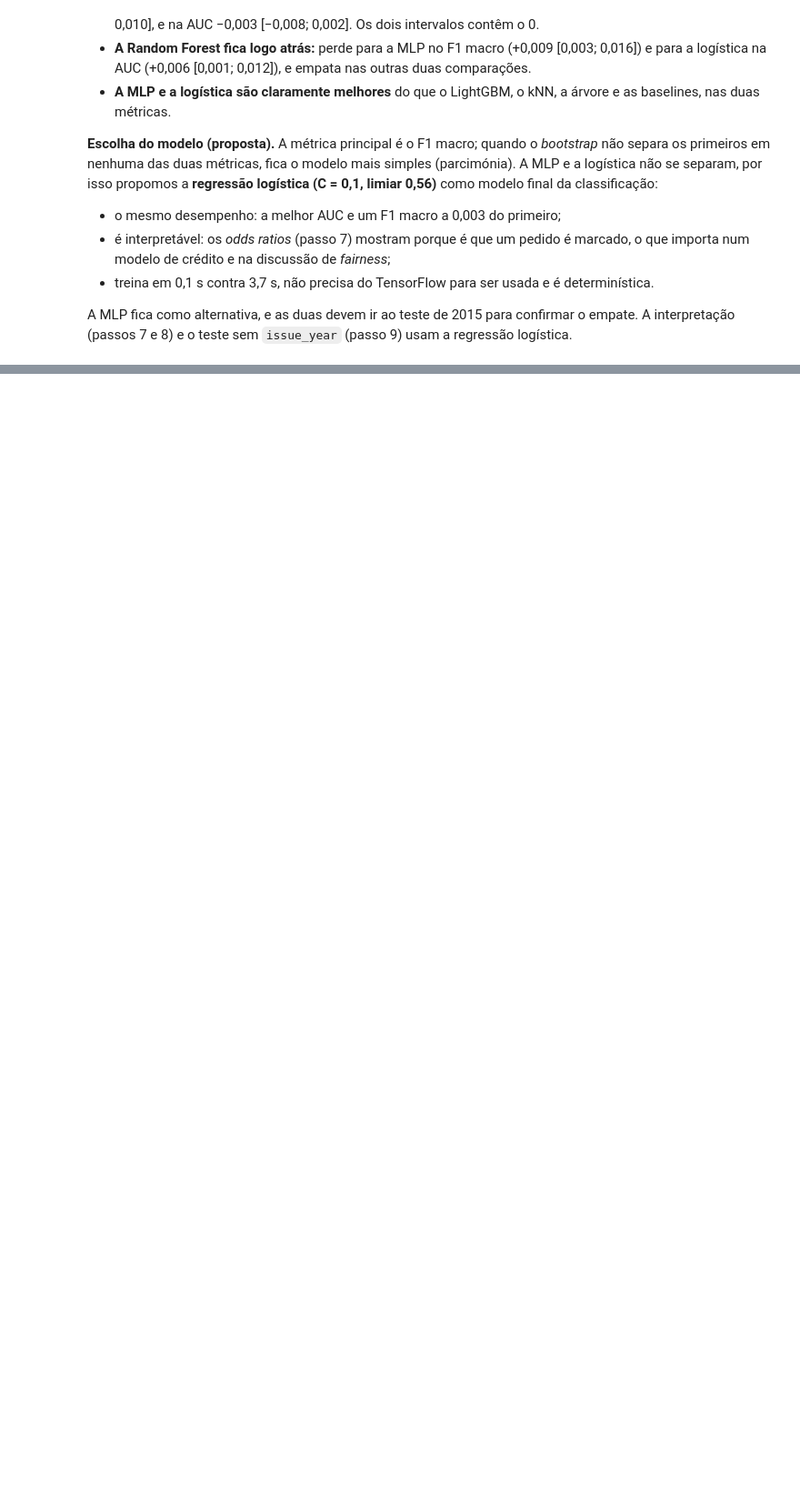
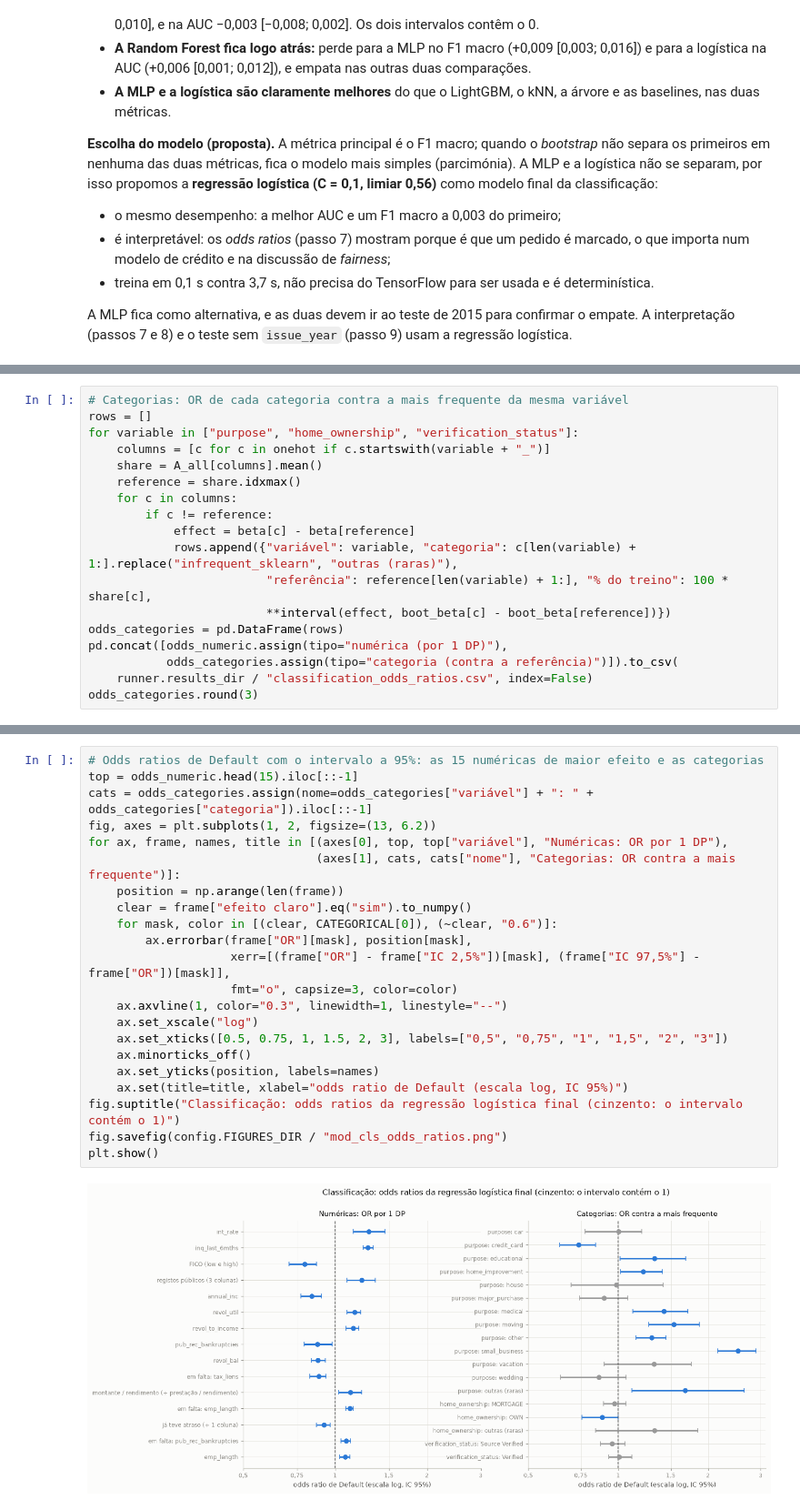
Before and after one commit to JoaoPSVieira/projeto-cd-lending-club, a Jupyter notebook: notebooks/04c_classificacao.ipynb, the cells around one changed output, grey strips where cells are left out. Shown at 91% size. Cells and saved outputs as stored; diff of their text form; blank space fills up the shorter version.

Commit message:
Classificação: odds ratios da regressão logística

```diff
--- a/notebooks/04c_classificacao.ipynb
+++ b/notebooks/04c_classificacao.ipynb
@@ -1219,0 +1360,18 @@ A MLP fica como alternativa, e as duas devem ir ao teste de 2015 para confirmar
+# %%
+# Categorias: OR de cada categoria contra a mais frequente da mesma variável
+rows = []
+for variable in ["purpose", "home_ownership", "verification_status"]:
+    columns = [c for c in onehot if c.startswith(variable + "_")]
+    share = A_all[columns].mean()
+    reference = share.idxmax()
+    for c in columns:
+        if c != reference:
+            effect = beta[c] - beta[reference]
+            rows.append({"variável": variable, "categoria": c[len(variable) + 1:].replace("infrequent_sklearn", "outras (raras)"),
+                         "referência": reference[len(variable) + 1:], "% do treino": 100 * share[c],
+                         **interval(effect, boot_beta[c] - boot_beta[reference])})
+odds_categories = pd.DataFrame(rows)
+pd.concat([odds_numeric.assign(tipo="numérica (por 1 DP)"),
+           odds_categories.assign(tipo="categoria (contra a referência)")]).to_csv(
+    runner.results_dir / "classification_odds_ratios.csv", index=False)
+odds_categories.round(3)
@@ -1219,0 +1396,24 @@ A MLP fica como alternativa, e as duas devem ir ao teste de 2015 para confirmar
+# %%
+# Odds ratios de Default com o intervalo a 95%: as 15 numéricas de maior efeito e as categorias
+top = odds_numeric.head(15).iloc[::-1]
+cats = odds_categories.assign(nome=odds_categories["variável"] + ": " + odds_categories["categoria"]).iloc[::-1]
+fig, axes = plt.subplots(1, 2, figsize=(13, 6.2))
+for ax, frame, names, title in [(axes[0], top, top["variável"], "Numéricas: OR por 1 DP"),
+                                (axes[1], cats, cats["nome"], "Categorias: OR contra a mais frequente")]:
+    position = np.arange(len(frame))
+    clear = frame["efeito claro"].eq("sim").to_numpy()
+    for mask, color in [(clear, CATEGORICAL[0]), (~clear, "0.6")]:
+        ax.errorbar(frame["OR"][mask], position[mask],
+                    xerr=[(frame["OR"] - frame["IC 2,5%"])[mask], (frame["IC 97,5%"] - frame["OR"])[mask]],
+                    fmt="o", capsize=3, color=color)
+    ax.axvline(1, color="0.3", linewidth=1, linestyle="--")
+    ax.set_xscale("log")
+    ax.set_xticks([0.5, 0.75, 1, 1.5, 2, 3], labels=["0,5", "0,75", "1", "1,5", "2", "3"])
+    ax.minorticks_off()
+    ax.set_yticks(position, labels=names)
+    ax.set(title=title, xlabel="odds ratio de Default (escala log, IC 95%)")
+fig.suptitle("Classificação: odds ratios da regressão logística final (cinzento: o intervalo contém o 1)")
+fig.savefig(config.FIGURES_DIR / "mod_cls_odds_ratios.png")
+plt.show()
+# %% [output]
+[figure, added]
```
Also changed, not shown: parts of 8 cells of this notebook, 3 other files.
